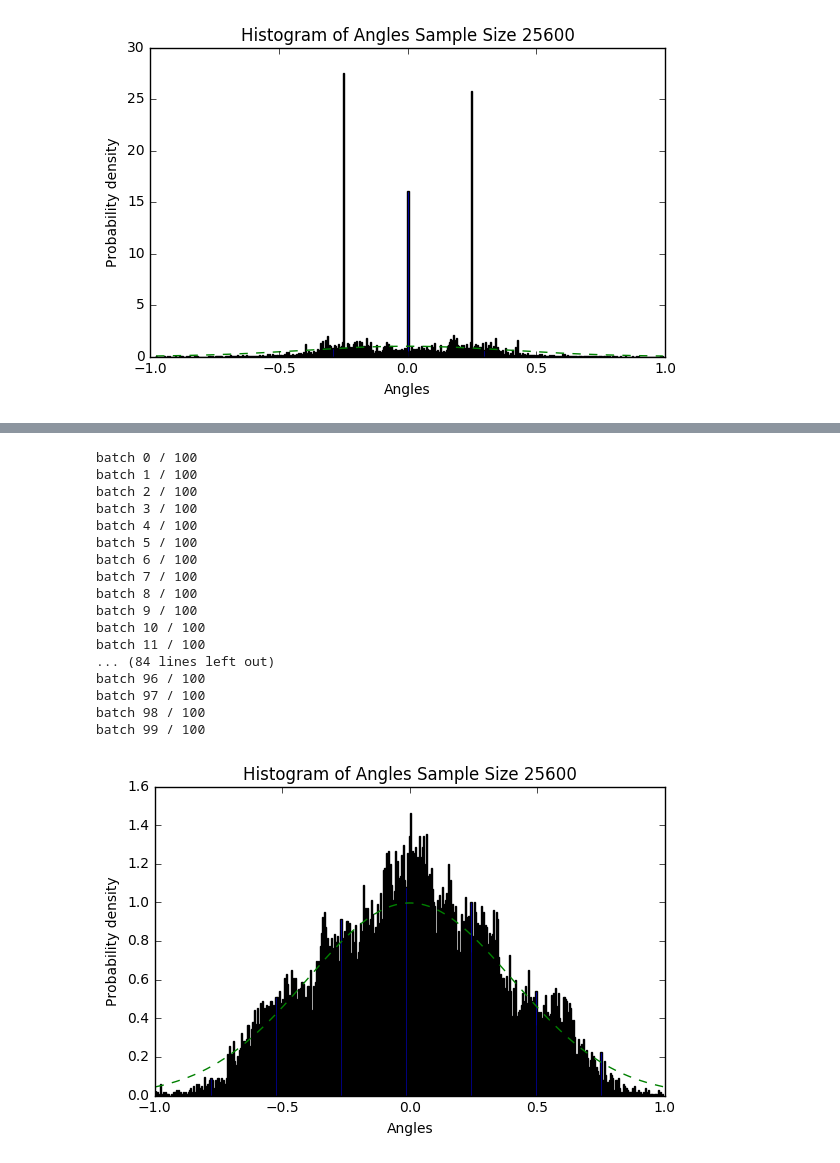
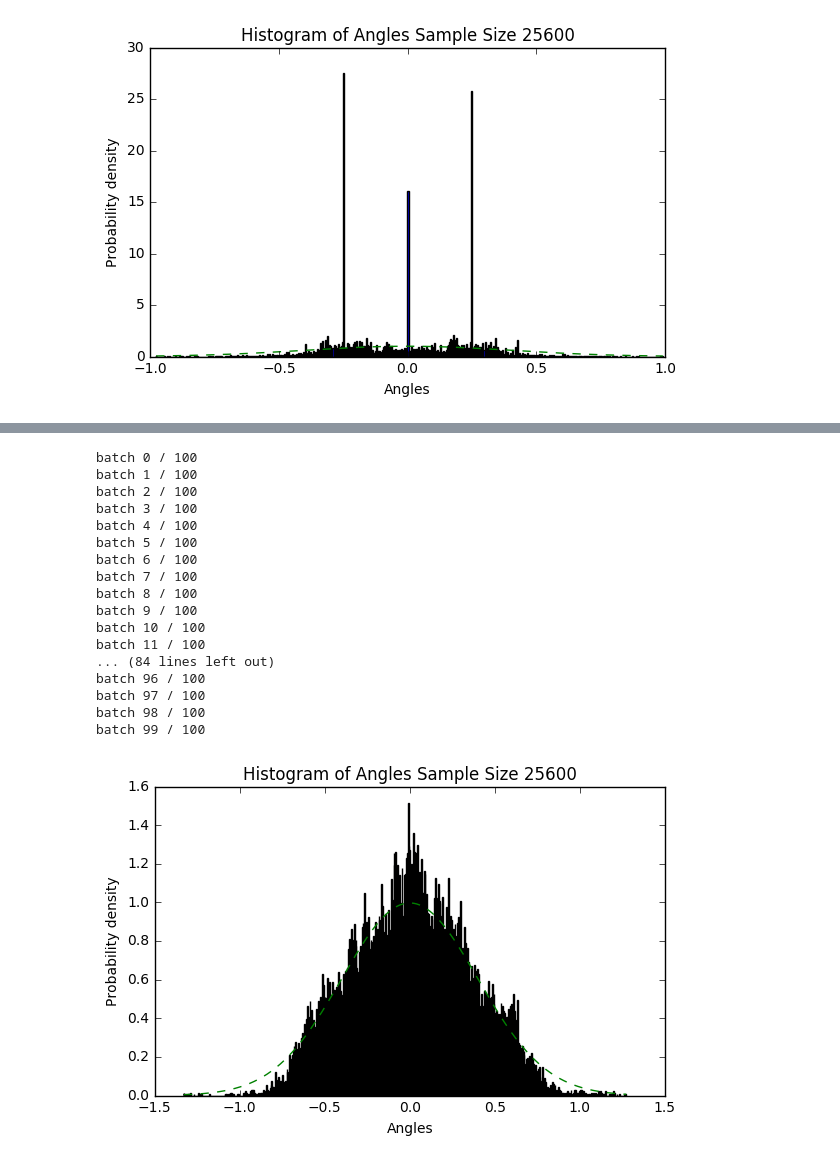
Before and after one commit to jluo-bgl/Self-Driving-Car-Behavioral-Cloning, a Jupyter notebook: visualization.ipynb, the cells around one changed output, grey strips where cells are left out. Cells and saved outputs as stored; diff of their text form; code cells hidden in the pictures.

```diff
--- a/visualization.ipynb
+++ b/visualization.ipynb
@@ -252,7 +252,7 @@ def test_angle_distribution_generator_sharp_zero_slow_zero_allocator_pipe_line()
     data_set = create_real_dataset(filter_method=drive_record_filter_include_all)
     allocator = AngleSegmentRecordAllocator(
         data_set,
-        AngleSegment((-1.0, -0.5), 10),    # big sharp left
+        AngleSegment((-1.5, -0.5), 10),    # big sharp left
         AngleSegment((-0.5, -0.25), 14),   # sharp left
         AngleSegment((-0.25, -0.249), 3),  # sharp turn left (zero right camera)
         AngleSegment((-0.249, -0.1), 10),  # big turn left
@@ -262,37 +262,37 @@ def test_angle_distribution_generator_sharp_zero_slow_zero_allocator_pipe_line()
         AngleSegment((0.1, 0.25), 10),     # big turn right
         AngleSegment((0.25, 0.251), 3),   # sharp turn right (zero left camera)
         AngleSegment((0.251, 0.5), 14),   # sharp right
-        AngleSegment((0.5, 1.001), 10)     # big sharp right
+        AngleSegment((0.5, 1.5), 10)     # big sharp right
     )
     generator = pipe_line_generators(
         shift_image_generator(angle_offset_pre_pixel=0.002),
         flip_generator,
         brightness_image_generator(0.25)
     )
     _angle_distribution(
         "angle_distribution_generator_exclude_duplicated_small_angles_40_20_40_pipe_line", 100, 256,
         allocator=allocator.allocate,
         angle_offset_pre_pixel=0.002,
         generator=generator
     )
 
 test_angle_distribution_generator_sharp_zero_slow_zero_allocator_pipe_line()
 # %% [output]
 batch 0 / 100
 batch 1 / 100
 batch 2 / 100
 batch 3 / 100
 batch 4 / 100
 batch 5 / 100
 batch 6 / 100
 batch 7 / 100
 batch 8 / 100
 batch 9 / 100
 batch 10 / 100
 batch 11 / 100
 ... (84 lines left out)
 batch 96 / 100
 batch 97 / 100
 batch 98 / 100
 batch 99 / 100
-[figure, old version]
+[figure, new version]
```
Also changed, not shown: parts of 1 cell of this notebook, 2 other files.
